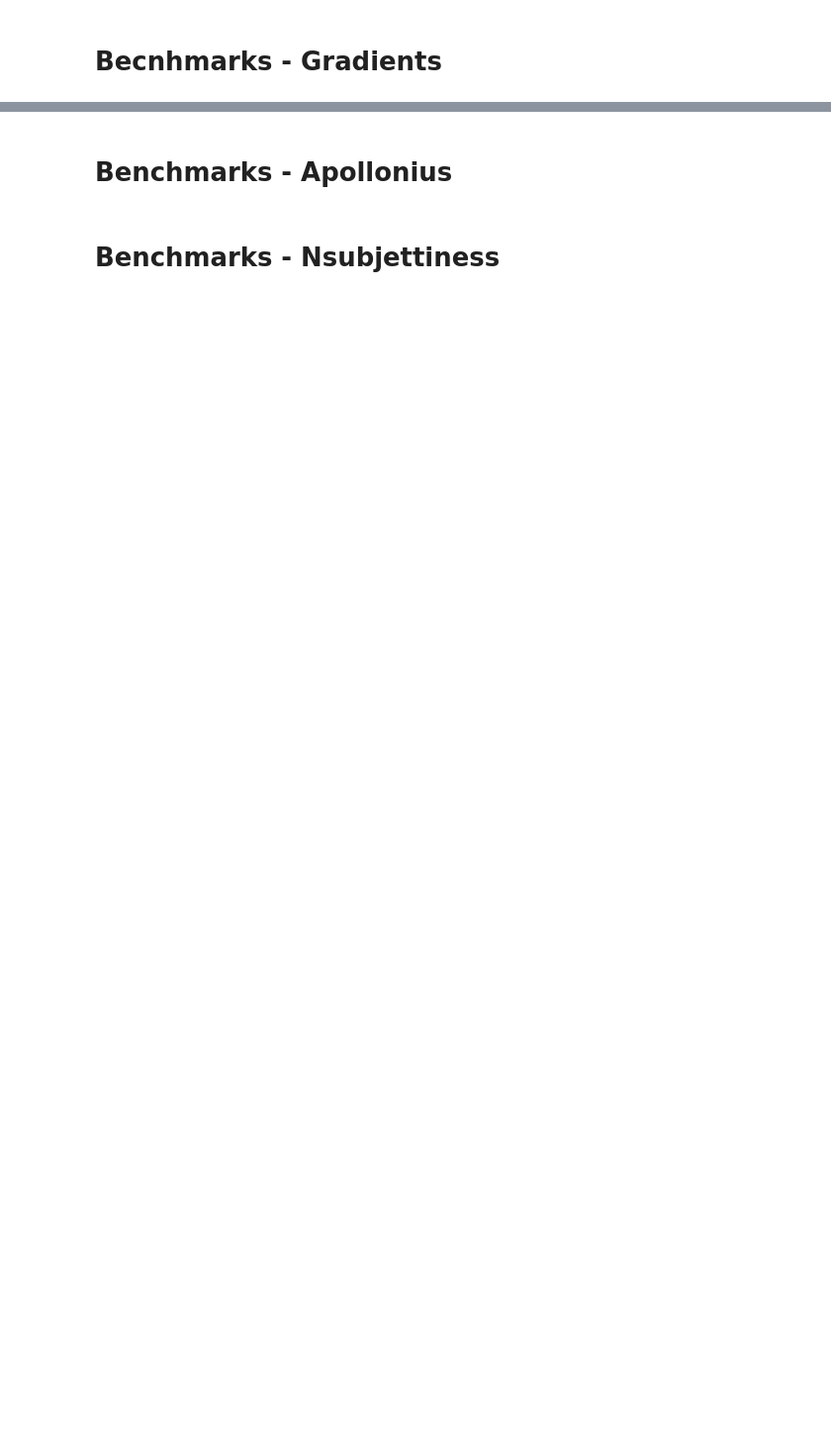
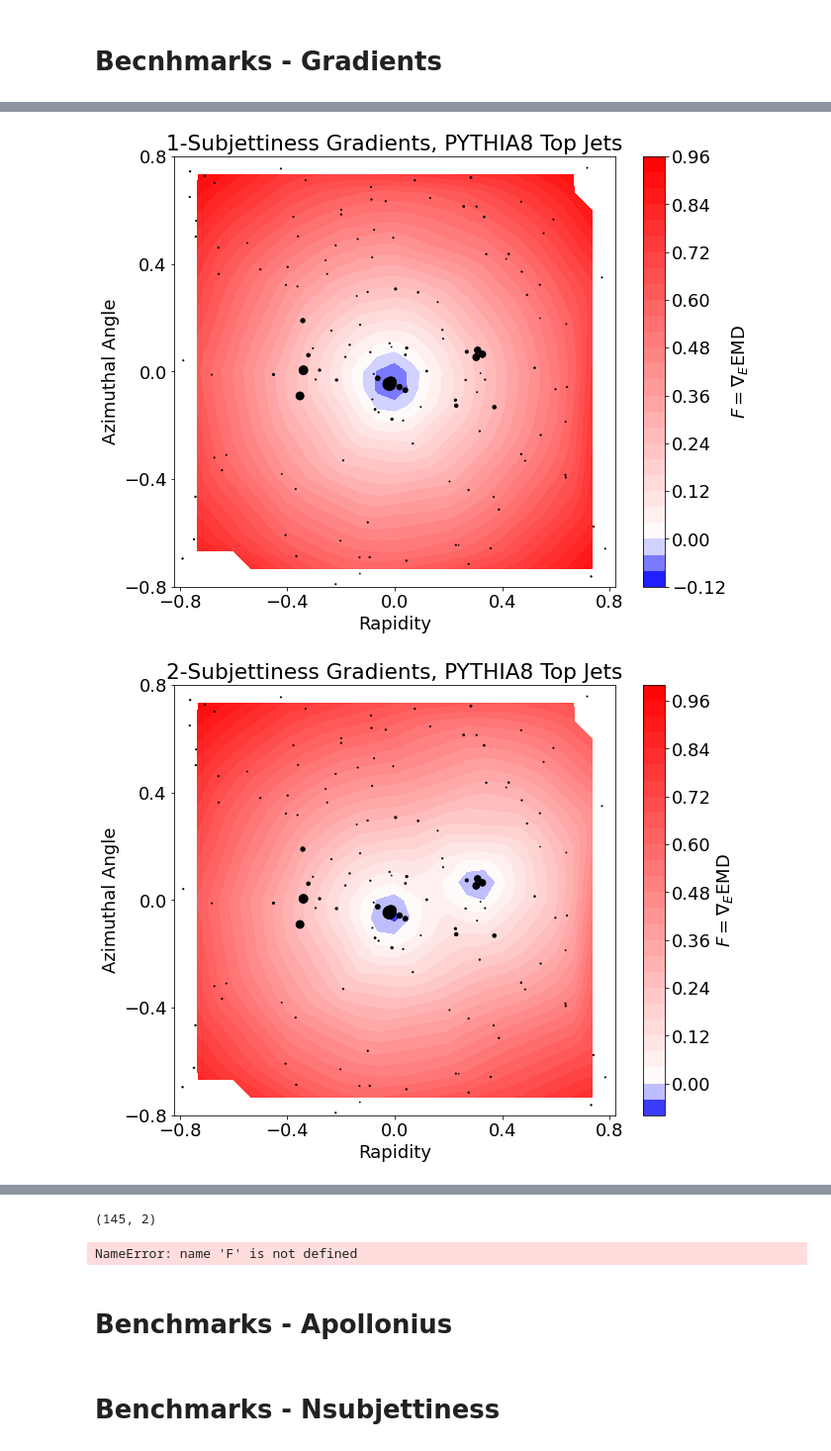
Before and after one commit to rikab/SHAPER, a Jupyter notebook: isotropy_test.ipynb, the cells around one changed output, grey strips where cells are left out. Shown: that part at 99% size. Cells and saved outputs as stored; diff of their text form; code cells hidden in the pictures; blank space fills up the shorter version.

```diff
--- a/isotropy_test.ipynb
+++ b/isotropy_test.ipynb
@@ -699,13 +867,13 @@ def grad_plot(obs):
 
     norm = colors.TwoSlopeNorm(vmin=min(F), vcenter=0, vmax=max(F))
 
-    plt.contourf(xi, yi, zi, 50, cmap = plt.get_cmap("bwr"), norm = norm)
+    plt.contourf(xi, yi, zi, 25, cmap = plt.get_cmap("bwr"), norm = norm)
 
 
     ax.scatter(event[0][:,0],event[0][:,1], color = "black", s = 1000* event[1] /sum(event[1]))
 
     cbar = plt.colorbar()
-    cbar.set_label(r"$F = \nabla_z$EMD")
+    cbar.set_label(r"$F = \nabla_{E_i}$EMD")
     # plt.scatter(x, y, marker = 'o', c = 'b', s = 10, zorder = 10)
     plt.xlim(-R, R)
     plt.ylim(-R, R)
@@ -783,30 +951,33 @@ def quiver_plot(obs):
     # plt.zlabel(r"$F = \nabla_z$EMD")
 
     plt.savefig("Plots/%s_Quiver.pdf" % obs)
     plt.show()
     plt.close()
 
 grad_plot("1-Subjettiness")
 grad_plot("2-Subjettiness")
 grad_plot("3-Subjettiness")
 grad_plot("Isotropy")
 
 
 quiver_plot("1-Subjettiness")
 quiver_plot("2-Subjettiness")
 quiver_plot("3-Subjettiness")
 quiver_plot("Isotropy")
 
 # print(F.shape)
 # N = int(np.sqrt(len(F)))
 # F = F.view(N, N)
 # F = np.nan_to_num(F)
 
 # # And display it with contour lines:
 # # levels = np.linspace(-1, 1, nlines)
 # ax.contourf(
 #     F,
 #     origin="lower",
 #     linewidths=2.0,
 #     colors="jet",
 # )
+# %% [output]
+[figure, added]
+[figure, added]
@@ -813,3 +986,5 @@ quiver_plot("Isotropy")
+(145, 2)
+NameError: name 'F' is not defined
 # %%
 plt.hist(signal_emds["2-Subjettiness"] / signal_emds["1-Subjettiness"] , bins = 25, range = [0,1], density = True, color = "red", histtype="stepfilled", alpha = 0.25, label = "Top Jets")
 plt.hist(background_emds["2-Subjettiness"] / background_emds["1-Subjettiness"] , bins = 25, range = [0,1], density = True, color = "blue", histtype="stepfilled", alpha = 0.25, label = "QCD Jets")
```
Also changed, not shown: parts of 8 cells of this notebook, 8 other files.
